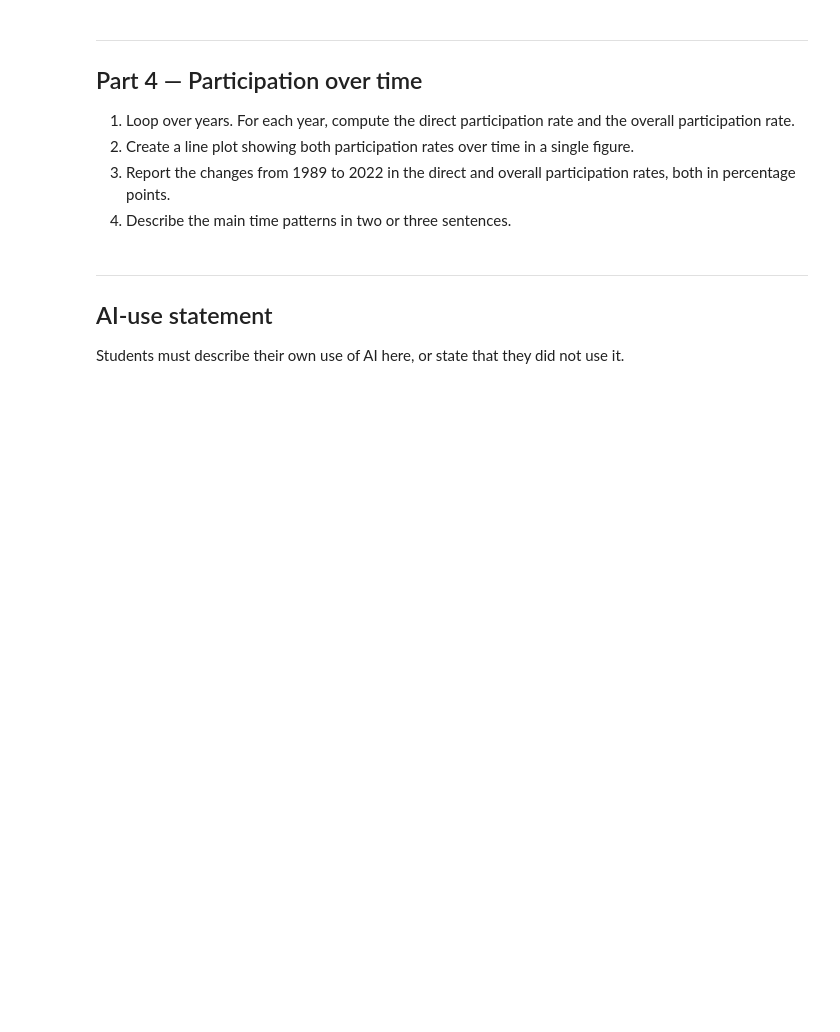
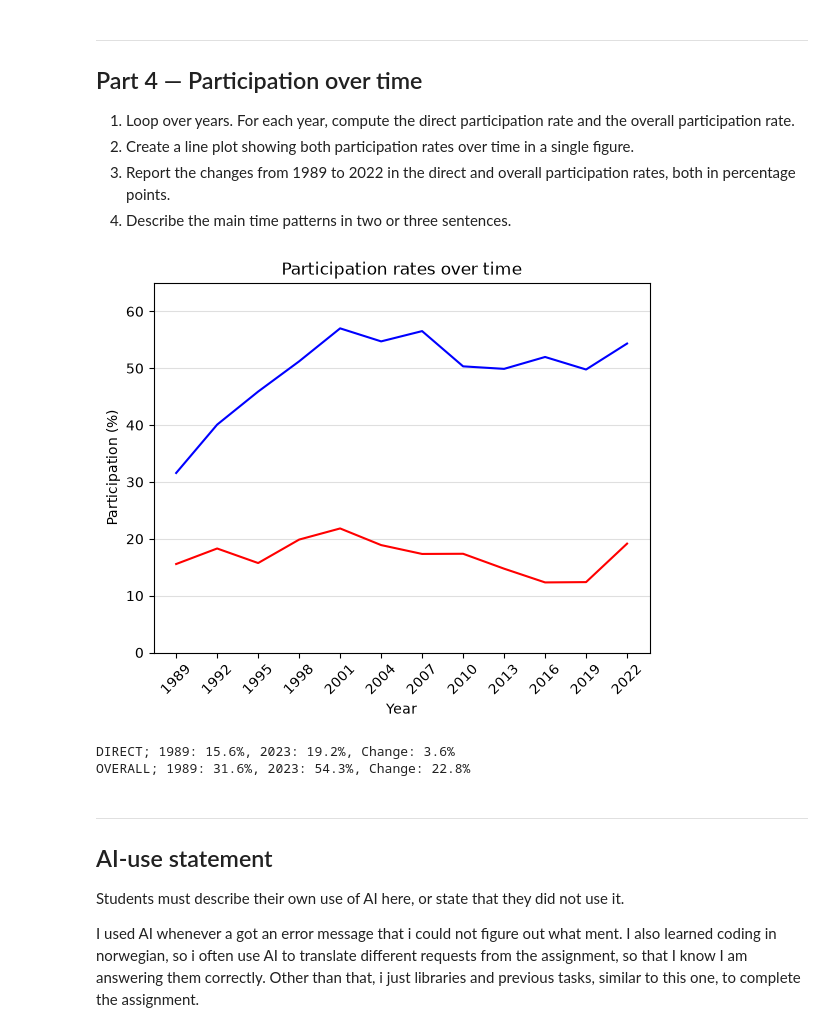
Before and after one commit to Josserntk/TECH2-H26-assignment3, a Jupyter notebook: assignment3.ipynb, the cells around one changed output. Cells and saved outputs as stored; diff of their text form; code cells hidden in the pictures; blank space fills up the shorter version.

```diff
--- a/assignment3.ipynb
+++ b/assignment3.ipynb
@@ -127,8 +253,49 @@ built-in `mean()` method.
 3. Report the changes from 1989 to 2022 in the direct and overall participation
    rates, both in percentage points.
 4. Describe the main time patterns in two or three sentences.
+# %%
+#Part 1
+xvalues = sorted(df['year'].unique())
+direct_rates = []
+overall_rates = []
+
+for c in xvalues:
+    subset = df[df['year'] == c]
+    direct_rates.append(float(subset['direct'].mean() * 100))
+    overall_rates.append(float(subset['overall'].mean() * 100))
+
+fig, ax = plt.subplots()
+
+ax.plot(xvalues, direct_rates, color='red', label='Direct')
+ax.plot(xvalues, overall_rates, color='blue', label='Overall')
+ax.set_title('Participation rates over time')
+ax.set_xlabel('Year')
+ax.set_ylabel('Participation (%)')
+ax.set_xticks(xvalues)
+ax.tick_params(axis='x', rotation=45)
+ax.set_ylim(0, 65)
+ax.grid(axis='y', alpha=0.4)
+plt.show()
+
+#Part 3
+direct_change = direct_rates[-1] - direct_rates[0]
+overall_change = overall_rates[-1] - overall_rates[0]
+print(f'DIRECT; 1989: {round(direct_rates[0], 1)}%, 2023: {round(direct_rates[-1], 1)}%, Change: {round(direct_change, 1)}%')
+print(f'OVERALL; 1989: {round(overall_rates[0], 1)}%, 2023: {round(overall_rates[-1], 1)}%, Change: {round(overall_change, 1)}%')
+
+#Part 4
+#Both direct and overall participation where on the rise from 1989 to 2001, with overall
+#participation rising the most. After 2001 they both fell untill 2019 where they went up
+#a little bit again. They both ended higher than they started, but direct participation
+#only rose by a mere 3.6% in the given time period.
+# %% [output]
+[figure, added]
+DIRECT; 1989: 15.6%, 2023: 19.2%, Change: 3.6%
+OVERALL; 1989: 31.6%, 2023: 54.3%, Change: 22.8%
 # %% [markdown]
 ***
 ## AI-use statement
 
 Students must describe their own use of AI here, or state that they did not use it.
+
+I used AI whenever a got an error message that i could not figure out what ment. I also learned coding in norwegian, so i often use AI to translate different requests from the assignment, so that I know I am answering them correctly. Other than that, i just libraries and previous tasks, similar to this one, to complete the assignment.
```
Also changed, not shown: parts of 4 cells of this notebook.
